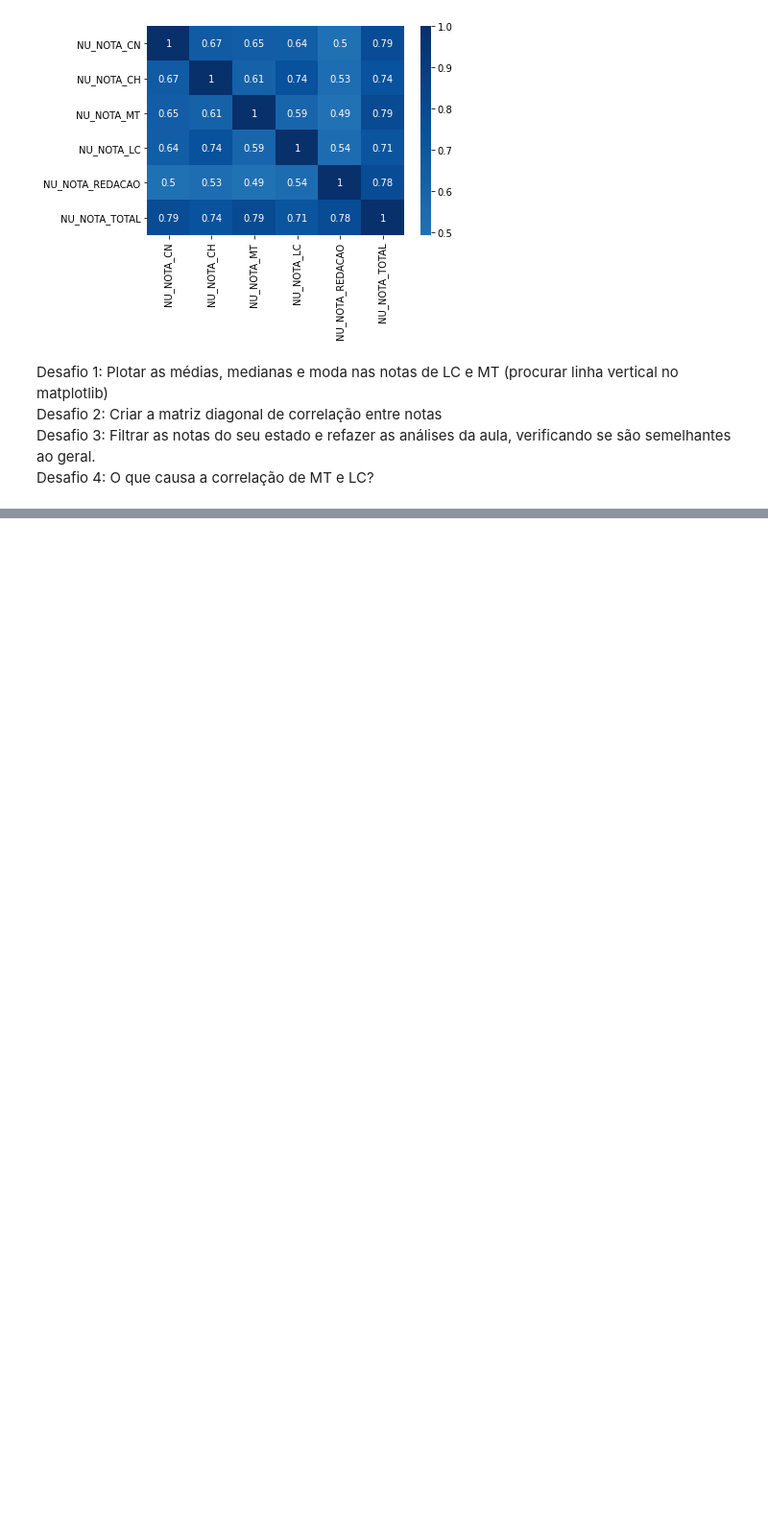
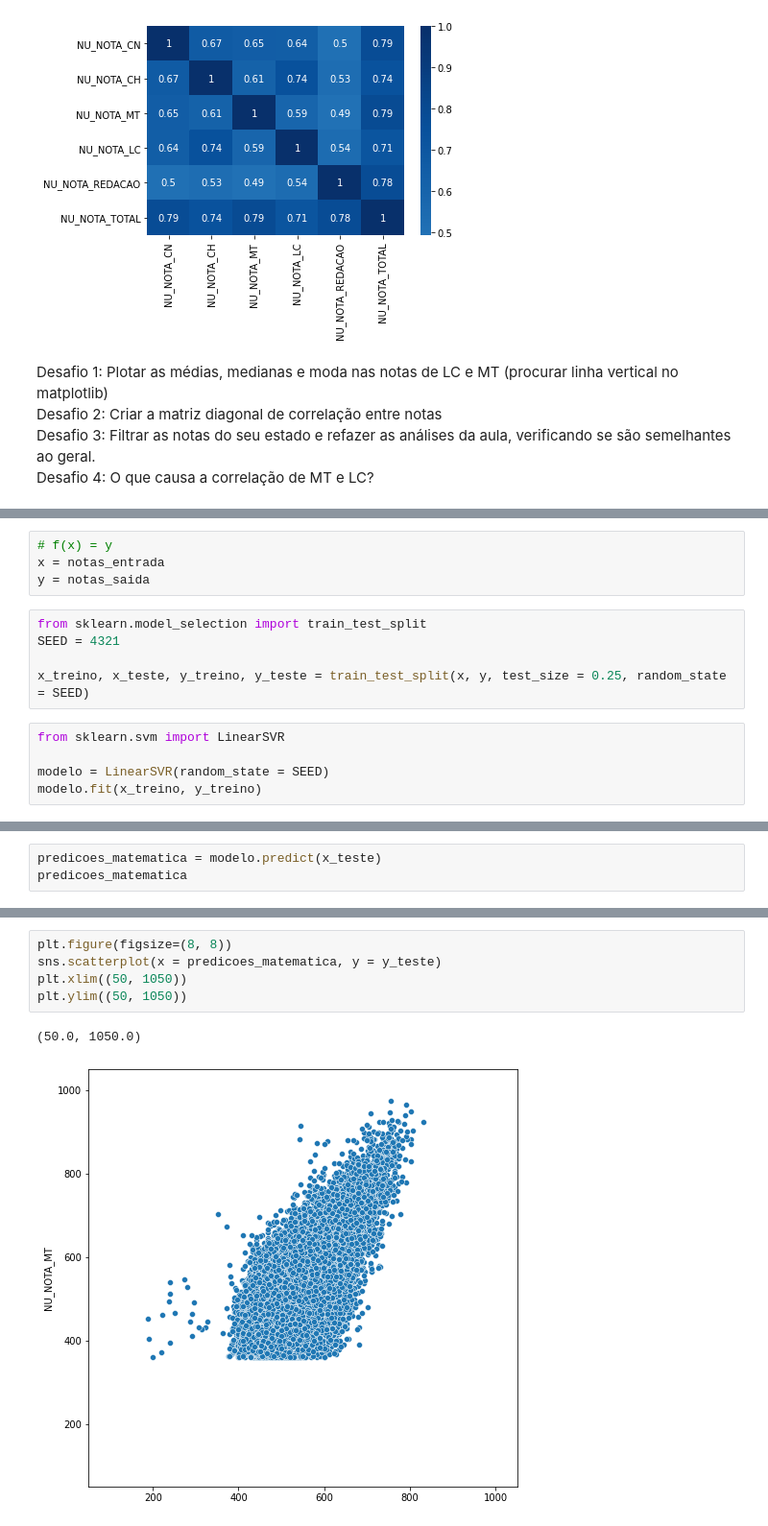
Before and after one commit to guilhermepirani/Imersao_Dados_2, a Jupyter notebook: Aulas.ipynb, the cells around one changed output, grey strips where cells are left out. Shown at 96% size. Saved outputs shown, nothing was run; the diff lists cells and outputs as text; blank space fills up the shorter version.

```diff
--- a/Aulas.ipynb
+++ b/Aulas.ipynb
@@ -487,0 +512,14 @@ Desafio 4: O que causa a correlação de MT e LC?
+# %%
+# f(x) = y
+x = notas_entrada
+y = notas_saida
+# %%
+from sklearn.model_selection import train_test_split
+SEED = 4321
+
+x_treino, x_teste, y_treino, y_teste = train_test_split(x, y, test_size = 0.25, random_state = SEED)
+# %%
+from sklearn.svm import LinearSVR
+
+modelo = LinearSVR(random_state = SEED)
+modelo.fit(x_treino, y_treino)
@@ -487,0 +530,3 @@ Desafio 4: O que causa a correlação de MT e LC?
+# %%
+predicoes_matematica = modelo.predict(x_teste)
+predicoes_matematica
@@ -487,0 +545,8 @@ Desafio 4: O que causa a correlação de MT e LC?
+# %%
+plt.figure(figsize=(8, 8))
+sns.scatterplot(x = predicoes_matematica, y = y_teste)
+plt.xlim((50, 1050))
+plt.ylim((50, 1050))
+# %% [output]
+(50.0, 1050.0)
+[figure, added]
```
Also changed, not shown: parts of 23 cells of this notebook, 2 other files.
